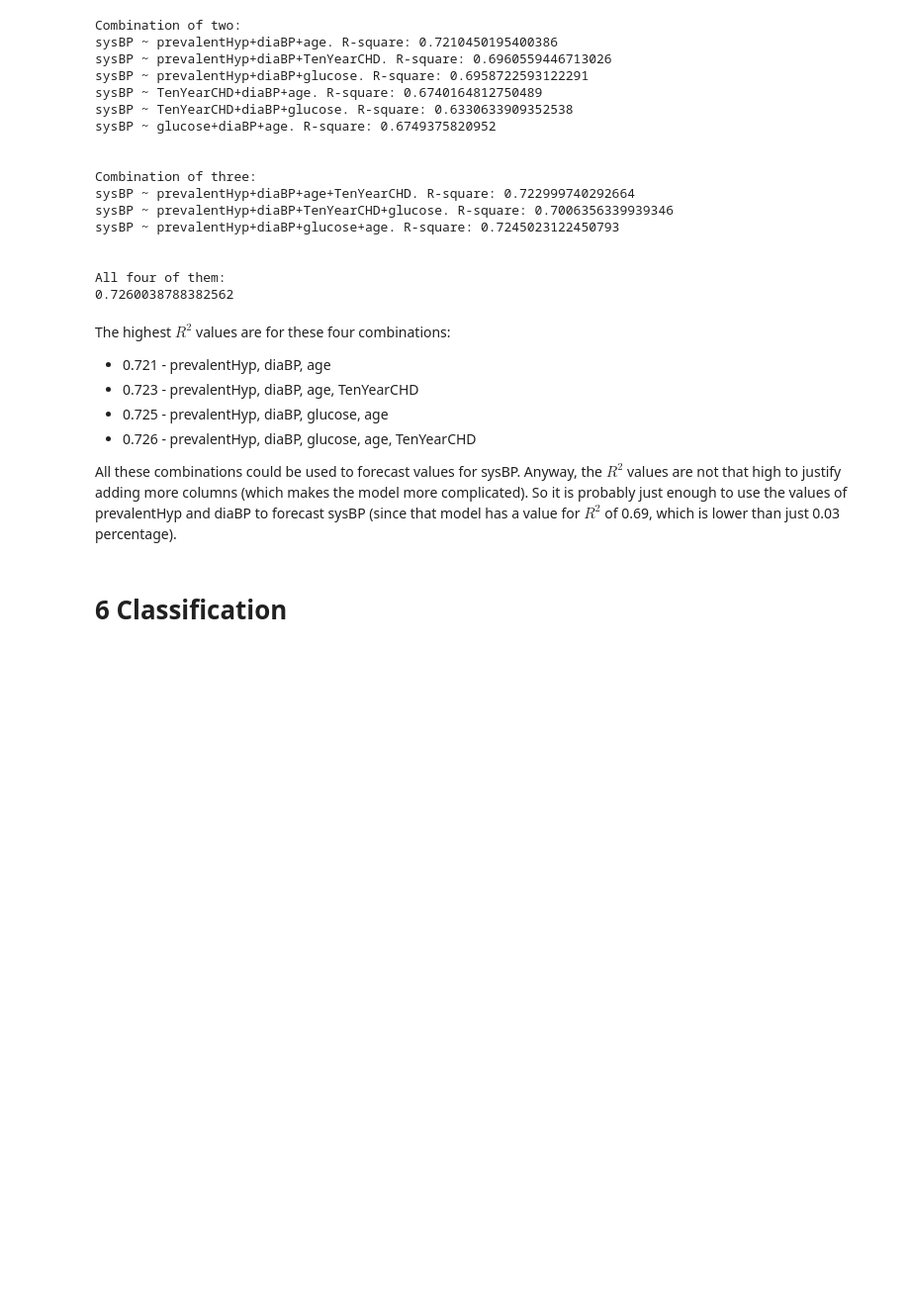
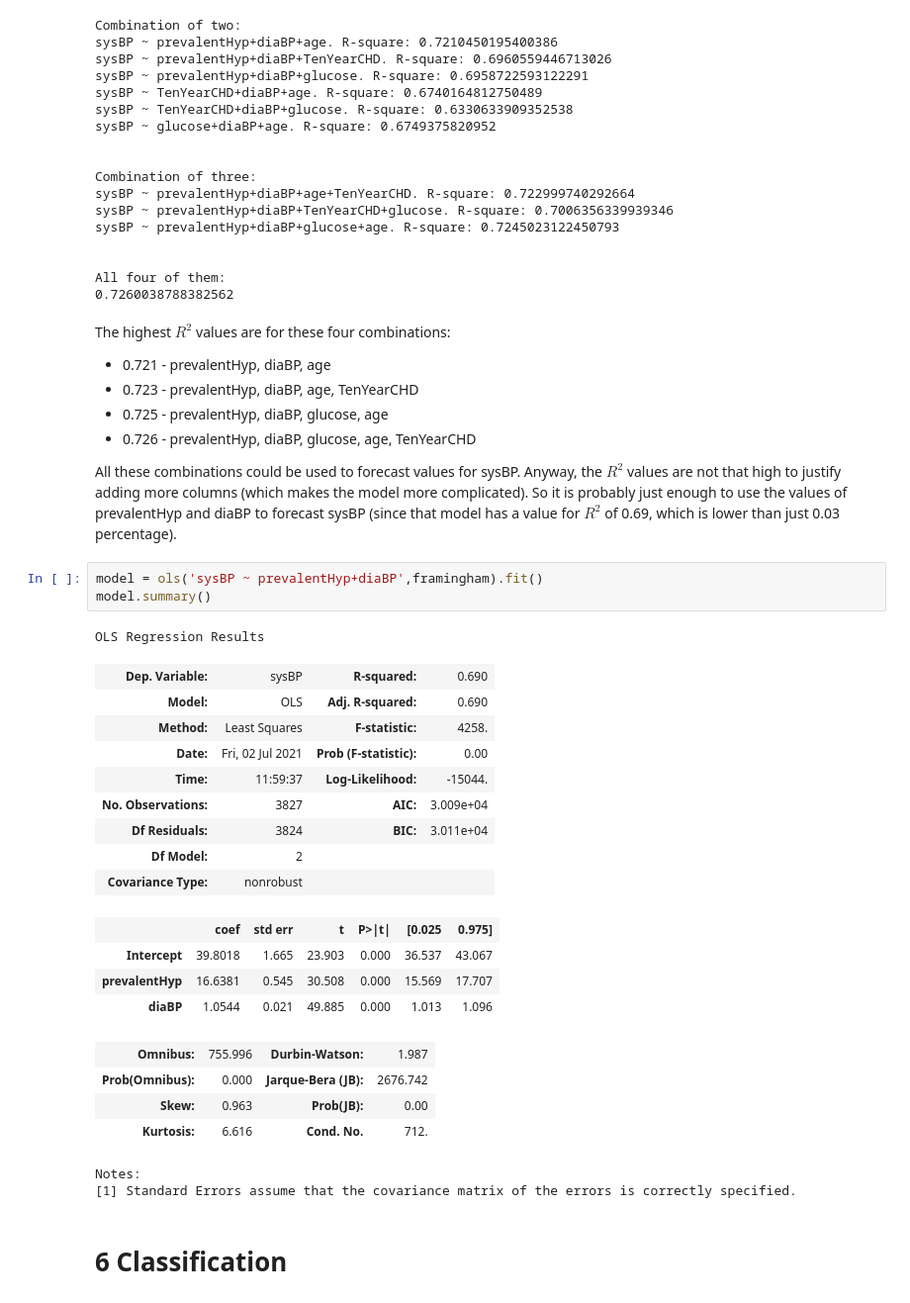
Before and after one commit to Mirkesx/cardiovascularity_study_dataset, a Jupyter notebook: project_notebook_marco_cavalli_1000024189.ipynb, the cells around one changed output. Shown: that part at 99% size. Cells and saved outputs as stored; diff of their text form; blank space fills up the shorter version.

Commit message:
Updated the linear regression section

```diff
--- a/project_notebook_marco_cavalli_1000024189.ipynb
+++ b/project_notebook_marco_cavalli_1000024189.ipynb
@@ -830,5 +830,29 @@ All four of them:
 </ul>
 
 <p>All these combinations could be used to forecast values for sysBP. Anyway, the $R^2$ values are not that high to justify adding more columns (which makes the model more complicated). So it is probably just enough to use the values of prevalentHyp and diaBP to forecast sysBP (since that model has a value for $R^2$ of 0.69, which is lower than just 0.03 percentage). </p>
+# %%
+model = ols('sysBP ~ prevalentHyp+diaBP',framingham).fit()
+model.summary()
+# %% [output]
+OLS Regression Results
+| Dep. Variable: | sysBP | R-squared: | 0.690 |
+| Model: | OLS | Adj. R-squared: | 0.690 |
+| Method: | Least Squares | F-statistic: | 4258. |
+| Date: | Fri, 02 Jul 2021 | Prob (F-statistic): | 0.00 |
+| Time: | 11:59:37 | Log-Likelihood: | -15044. |
+| No. Observations: | 3827 | AIC: | 3.009e+04 |
+| Df Residuals: | 3824 | BIC: | 3.011e+04 |
+| Df Model: | 2 |  |  |
+| Covariance Type: | nonrobust |  |  |
+|  | coef | std err | t | P>|t| | [0.025 | 0.975] |
+| Intercept | 39.8018 | 1.665 | 23.903 | 0.000 | 36.537 | 43.067 |
+| prevalentHyp | 16.6381 | 0.545 | 30.508 | 0.000 | 15.569 | 17.707 |
+| diaBP | 1.0544 | 0.021 | 49.885 | 0.000 | 1.013 | 1.096 |
+| Omnibus: | 755.996 | Durbin-Watson: | 1.987 |
+| Prob(Omnibus): | 0.000 | Jarque-Bera (JB): | 2676.742 |
+| Skew: | 0.963 | Prob(JB): | 0.00 |
+| Kurtosis: | 6.616 | Cond. No. | 712. |
+Notes:
+[1] Standard Errors assume that the covariance matrix of the errors is correctly specified.
 # %% [markdown]
 <h1>6 Classification</h1>
```
